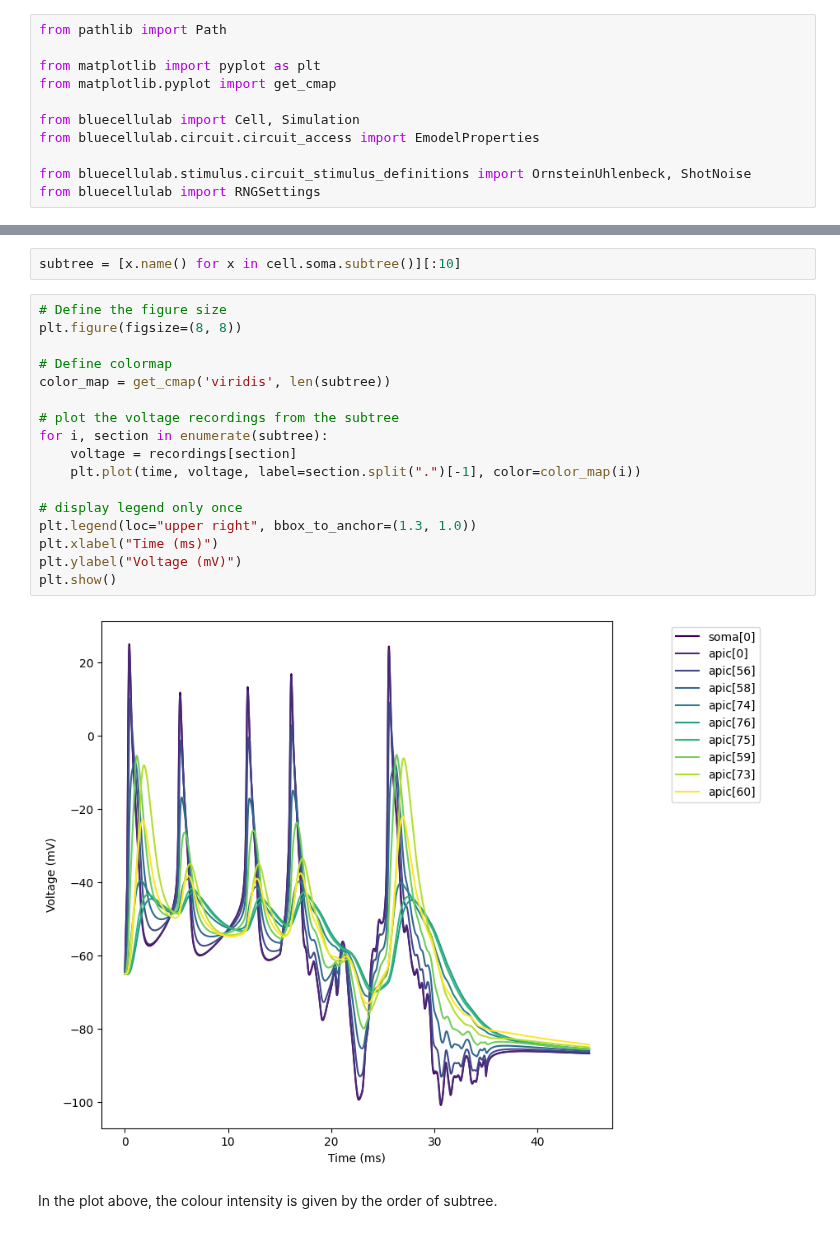
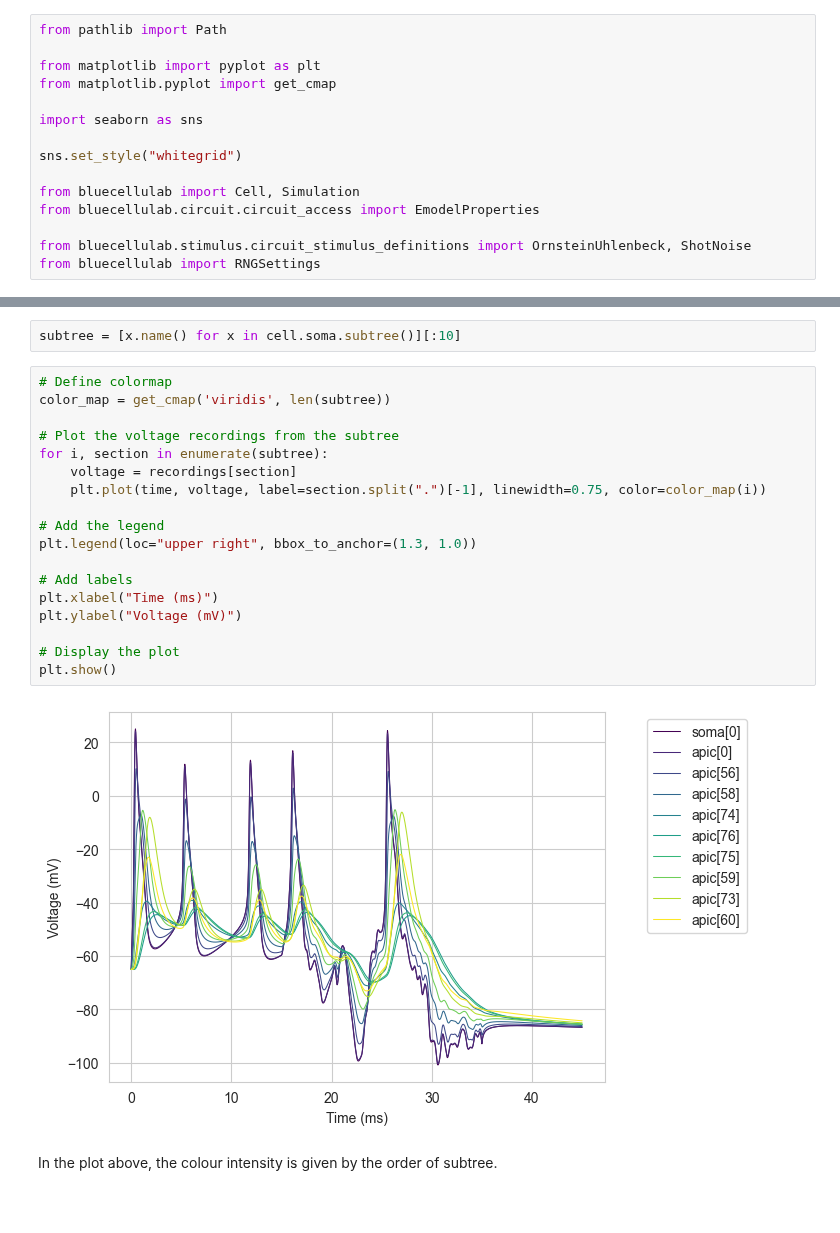
Before and after one commit to BlueBrain/BlueCelluLab, a Jupyter notebook: examples/1-singlecell/singlecell.ipynb, the cells around one changed output, grey strips where cells are left out. Saved outputs shown, nothing was run; the diff lists cells and outputs as text; blank space fills up the shorter version.

Commit message:
update plot aesthetics in example notebooks (#170)
* update plot aesthetics in example notebooks

* remove unused import

```diff
--- a/examples/1-singlecell/singlecell.ipynb
+++ b/examples/1-singlecell/singlecell.ipynb
@@ -32,6 +33,10 @@ from pathlib import Path
 from matplotlib import pyplot as plt
 from matplotlib.pyplot import get_cmap
 
+import seaborn as sns
+
+sns.set_style("whitegrid")
+
 from bluecellulab import Cell, Simulation
 from bluecellulab.circuit.circuit_access import EmodelProperties
 
@@ -310,23 +315,24 @@ We use the `subtree` method to get the subsections.
 # %%
 subtree = [x.name() for x in cell.soma.subtree()][:10]
 # %%
-# Define the figure size
-plt.figure(figsize=(8, 8))
-
 # Define colormap
 color_map = get_cmap('viridis', len(subtree))
 
-# plot the voltage recordings from the subtree
+# Plot the voltage recordings from the subtree
 for i, section in enumerate(subtree):
     voltage = recordings[section]
-    plt.plot(time, voltage, label=section.split(".")[-1], color=color_map(i))
+    plt.plot(time, voltage, label=section.split(".")[-1], linewidth=0.75, color=color_map(i))
 
-# display legend only once
+# Add the legend
 plt.legend(loc="upper right", bbox_to_anchor=(1.3, 1.0))
+
+# Add labels
 plt.xlabel("Time (ms)")
 plt.ylabel("Voltage (mV)")
+
+# Display the plot
 plt.show()
 # %% [output]
-[figure, old version]
+[figure, new version]
 # %% [markdown]
 In the plot above, the colour intensity is given by the order of subtree.
```
Also changed, not shown: parts of 10 cells of this notebook, 5 other files.
